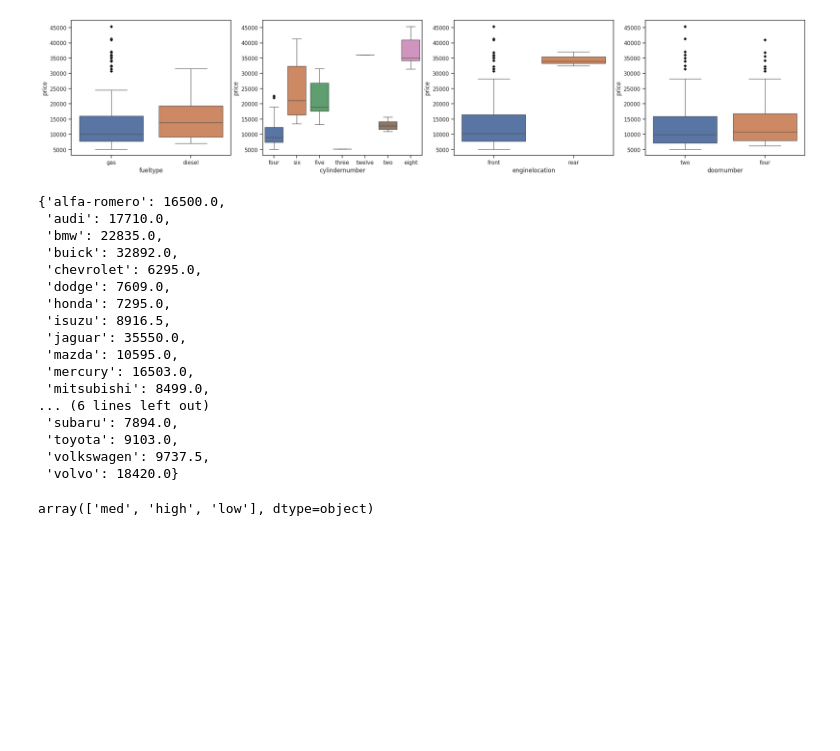
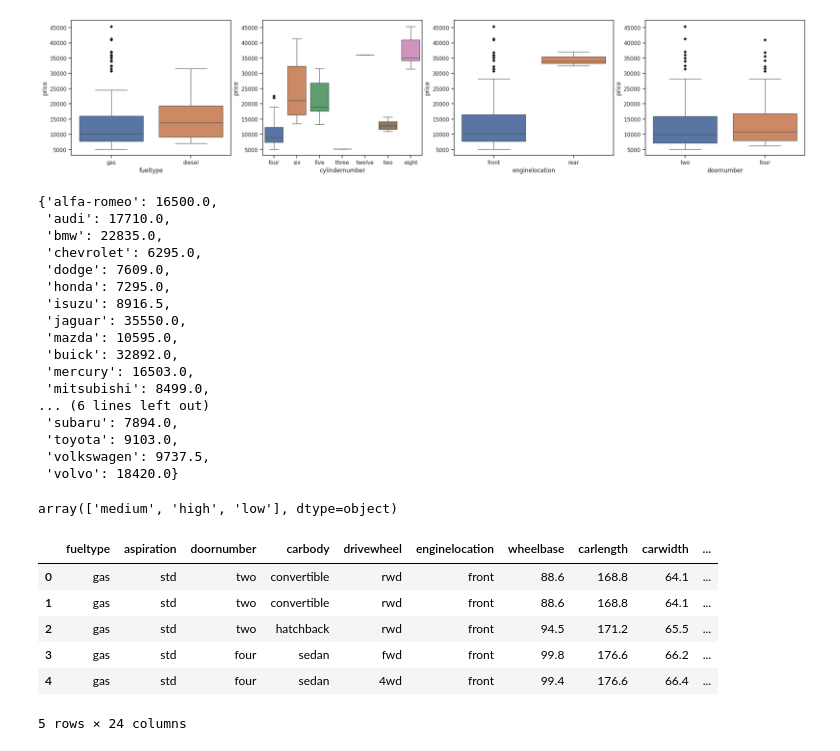
Before and after one commit to Lisly25/Machine_Learning_track, a Jupyter notebook: module02/Beginner02.ipynb, the cells around one changed output. Saved outputs shown, nothing was run; the diff lists cells and outputs as text; code cells hidden in the pictures; blank space fills up the shorter version.

```diff
--- a/module02/Beginner02.ipynb
+++ b/module02/Beginner02.ipynb
@@ -154,20 +152,25 @@ sb.boxplot(data=CarData, x='doornumber', y='price', hue='doornumber', ax=axes[3]
 # %%
 #creating a dict 'company price' where key = car's company and value = median of their price
 
-...
+company_list = CarData['CarCompany'].unique()
+
+company_price = {}
+
+for i in company_list:
+  company_price[i] = CarData[CarData['CarCompany'] == i]['price'].median()
 
 company_price
 # %% [output]
-{'alfa-romero': 16500.0,
+{'alfa-romeo': 16500.0,
  'audi': 17710.0,
  'bmw': 22835.0,
- 'buick': 32892.0,
  'chevrolet': 6295.0,
  'dodge': 7609.0,
  'honda': 7295.0,
  'isuzu': 8916.5,
  'jaguar': 35550.0,
  'mazda': 10595.0,
+ 'buick': 32892.0,
  'mercury': 16503.0,
  'mitsubishi': 8499.0,
 ... (6 lines left out)
@@ -178,18 +181,37 @@ company_price
 # %%
 # division in the buckets of low i.e. below 10000, medium i.e. range b/w 10000 and 20000 and high i.e. above 20000
 
-...
+bucketed_company_price = {}
 
-
+for company, price in company_price.items():
+    if price < 10000:
+        bucketed_company_price[company] = 'low'
+    elif price >= 10000 and price < 20000:
+        bucketed_company_price[company] = 'medium'
+    else:
+        bucketed_company_price[company] = 'high'
 
 # mapping the company_price on the 'CarCompany' column in the dataset
 
-...
+CarData['CarCompany'] = CarData['CarCompany'].map(bucketed_company_price)
 
 # checking the column's unique values
 
 CarData.CarCompany.unique()
 # %% [output]
-array(['med', 'high', 'low'], dtype=object)
+array(['medium', 'high', 'low'], dtype=object)
+# %%
+CarData = CarData.drop('car_ID', axis=1)
+CarData = CarData.drop('symboling', axis=1)
+CarData = CarData.drop('CarName', axis=1)
+CarData.head()
+# %% [output]
+|  | fueltype | aspiration | doornumber | carbody | drivewheel | enginelocation | wheelbase | carlength | carwidth | ... |
+| 0 | gas | std | two | convertible | rwd | front | 88.6 | 168.8 | 64.1 | ... |
+| 1 | gas | std | two | convertible | rwd | front | 88.6 | 168.8 | 64.1 | ... |
+| 2 | gas | std | two | hatchback | rwd | front | 94.5 | 171.2 | 65.5 | ... |
+| 3 | gas | std | four | sedan | fwd | front | 99.8 | 176.6 | 66.2 | ... |
+| 4 | gas | std | four | sedan | 4wd | front | 99.4 | 176.6 | 66.4 | ... |
+5 rows × 24 columns
 # %%
 #creating dummy variable for catwegorical variables
```
Also changed, not shown: parts of 14 cells of this notebook.
